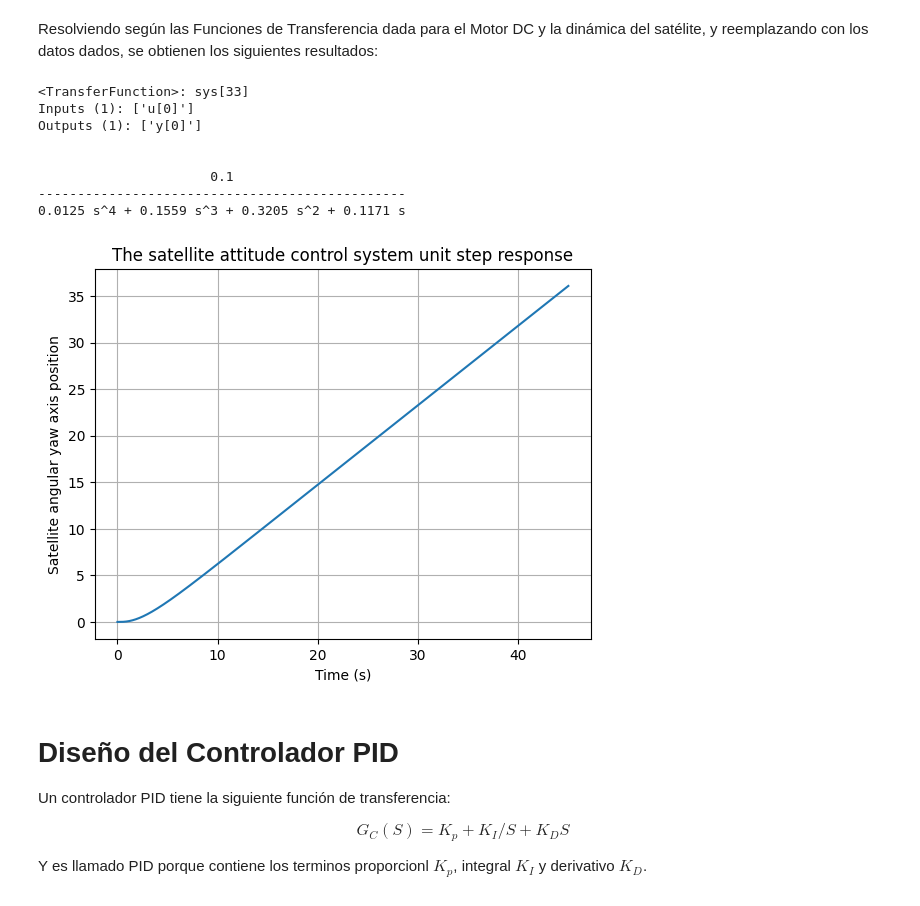
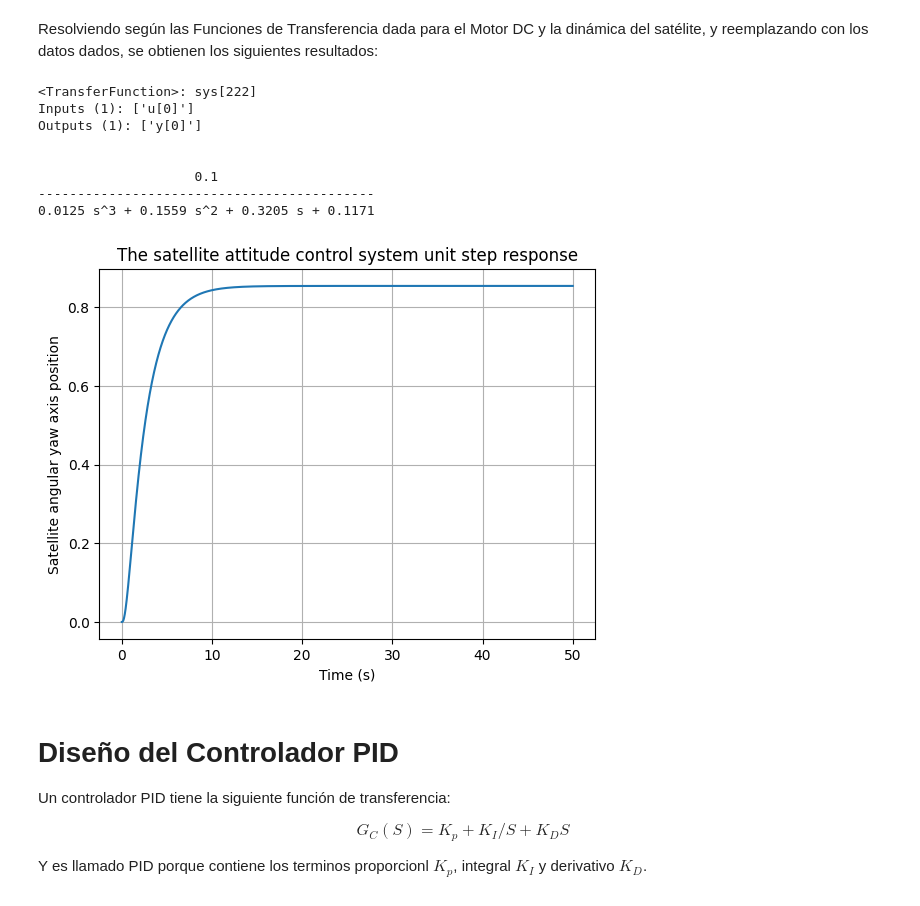
Before and after one commit to FacuBelisario/Tesis-MSE, a Jupyter notebook: SistemasDeControl/SistemaDeControlPID.ipynb, the cells around one changed output. Cells and saved outputs as stored; diff of their text form; code cells hidden in the pictures.

```diff
--- a/SistemasDeControl/SistemaDeControlPID.ipynb
+++ b/SistemasDeControl/SistemaDeControlPID.ipynb
@@ -191,7 +191,7 @@ Outputs (1): ['y[0]']
 Resolviendo según las Funciones de Transferencia dada para el Motor DC y la dinámica del satélite, y reemplazando con los datos dados, se obtienen los siguientes resultados:
 # %%
 # Definir el tiempo de simulación
-t = np.arange(0, 45.01, 0.01)  # De 0 a 14 s con paso de 0.01 s
+t = np.arange(0, 50.01, 0.01)  # De 0 a 14 s con paso de 0.01 s
 
 # Definir la Funión de Transferencia
 
@@ -201,42 +201,49 @@ num = 0.1
 den = (0.01 * s + 0.1) * (1 + 0.5 * s) + 0.01**2
 
 num1 = 1
-den1 = s * (2.5 * s + 1.17)
+den1 = (2.5 * s + 1.17) # Eliminé la s que pre-multiplica para que de bien la respuesta
 
 
 
 # Crear el sistema de control
 sys = num/den
 sys1 = num1/den1
 
 sys_T = sys * sys1
 
 
 
 print(sys_T)
 
+# Obtención de ceros y polos
+
+#(p, z) = ctrl.pzmap(sys_T)
+
+#print('Poles: ', p)
+#print('Zeros: ', z)
+
 
 
 # Obtener la respuesta al escalón
 t_out, y = ctrl.step_response(sys_T, t)
 
 # Graficar la respuesta al escalón
 plt.plot(t_out, y)
 plt.grid()
 plt.title('The satellite attitude control system unit step response')
 plt.xlabel('Time (s)')
 plt.ylabel('Satellite angular yaw axis position')
 plt.show()
 # %% [output]
-<TransferFunction>: sys[33]
+<TransferFunction>: sys[222]
 Inputs (1): ['u[0]']
 Outputs (1): ['y[0]']
 
 
-                      0.1
------------------------------------------------
-0.0125 s^4 + 0.1559 s^3 + 0.3205 s^2 + 0.1171 s
+                    0.1
+-------------------------------------------
+0.0125 s^3 + 0.1559 s^2 + 0.3205 s + 0.1171
-[figure, old version]
+[figure, new version]
 # %% [markdown]
 # Diseño del Controlador PID
 
```
Also changed, not shown: parts of 5 cells of this notebook.
